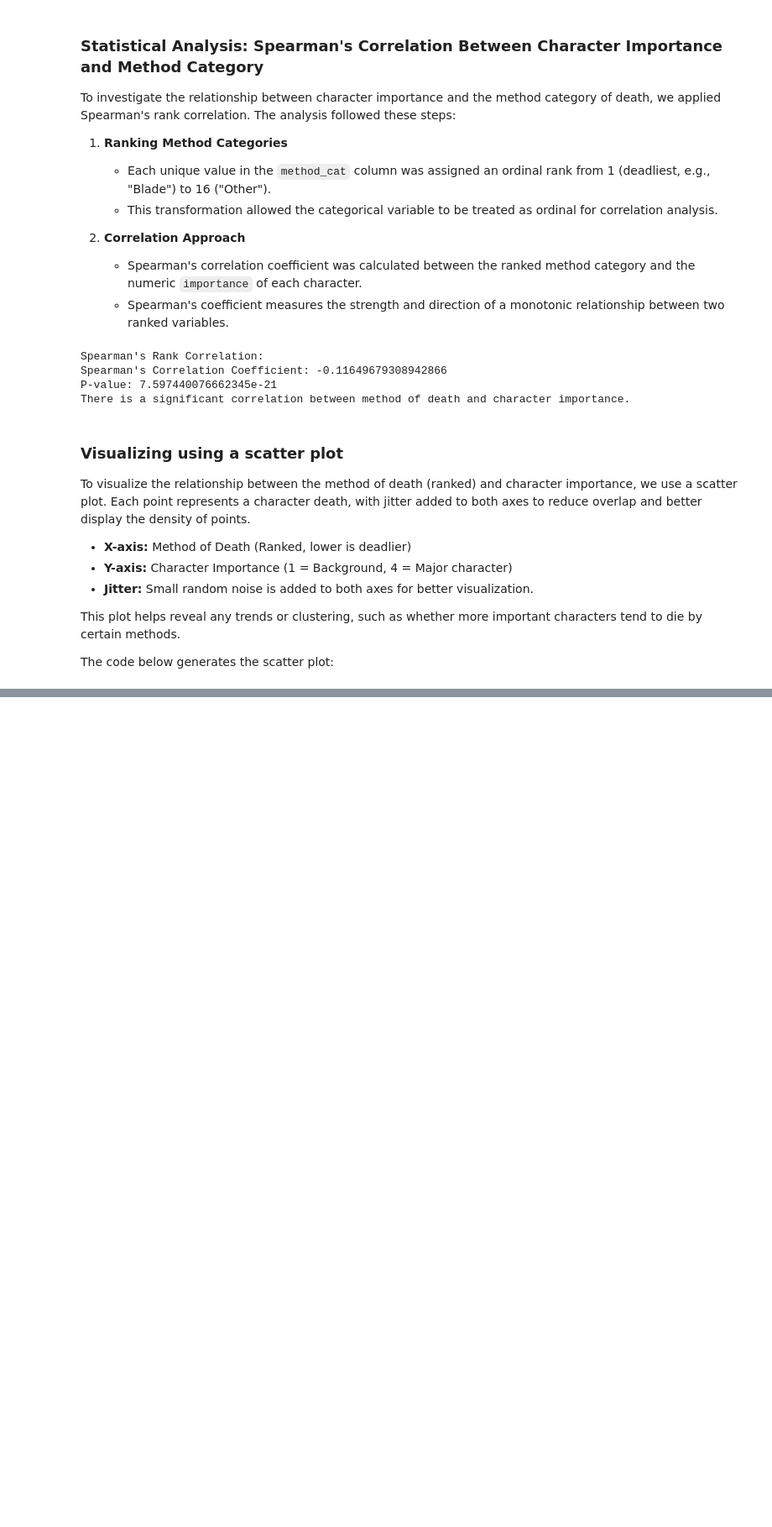
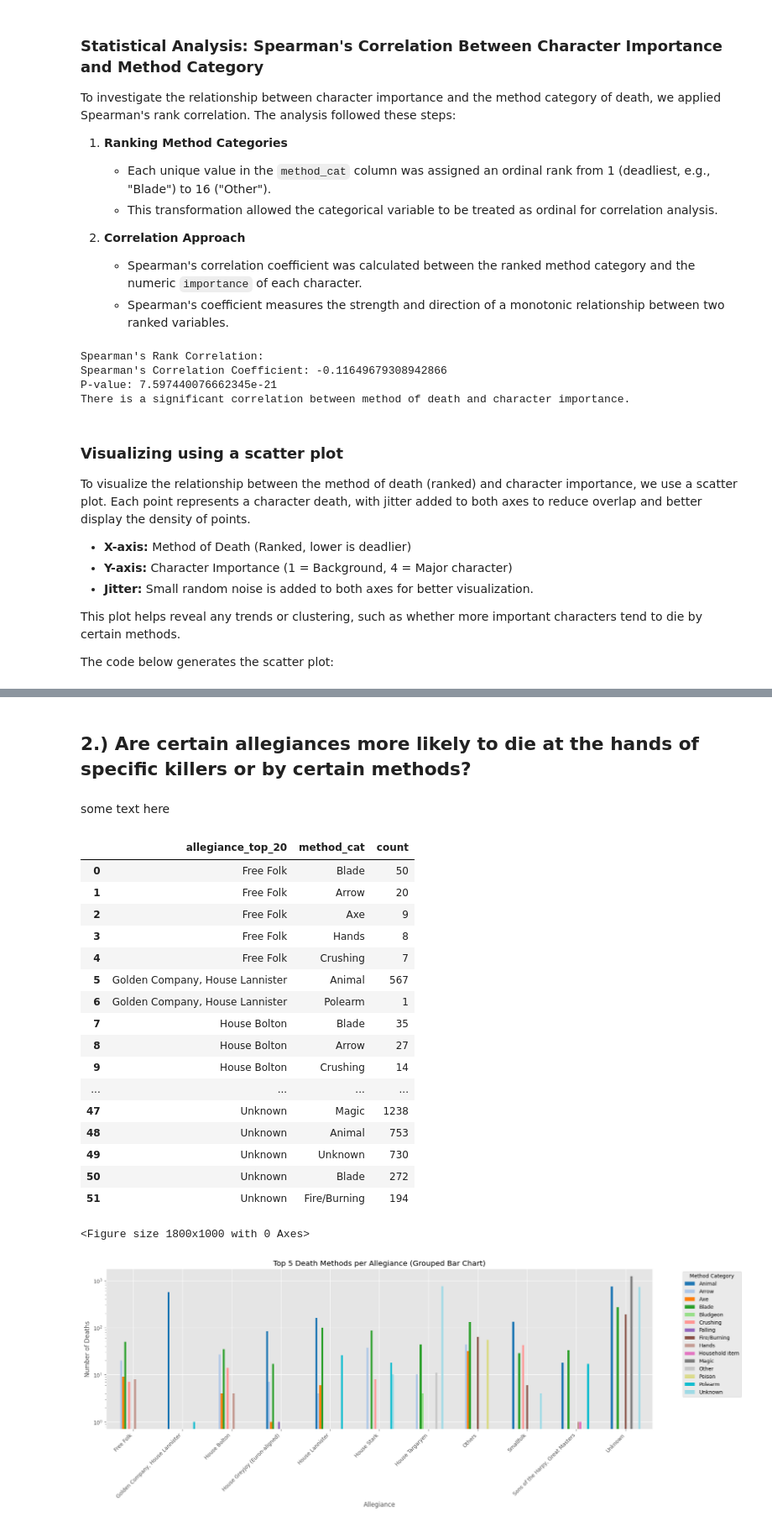
Before and after one commit to YoshChua/CSMODEL_MP, a Jupyter notebook: CSMODEL_MP.ipynb, the cells around one changed output, grey strips where cells are left out. Shown: that part at 84% size. Saved outputs shown, nothing was run; the diff lists cells and outputs as text; code cells hidden in the pictures; blank space fills up the shorter version.

```diff
--- a/CSMODEL_MP.ipynb
+++ b/CSMODEL_MP.ipynb
@@ -554,0 +656,52 @@ Overall, the analysis highlights the narrative choices in Game of Thrones, where
+# %% [markdown]
+## 2.) Are certain allegiances more likely to die at the hands of specific killers or by certain methods?
+# %% [markdown]
+some text here
+# %%
+import matplotlib.cm as cm
+
+top_5_methods_per_allegiance = (
+    GOTdeaths_df.groupby('allegiance_top_20')['method_cat']
+    .value_counts()
+    .groupby(level=0)
+    .head(5)
+    .reset_index(name='count')
+)
+display(top_5_methods_per_allegiance)
+
+plt.figure(figsize=(18, 10))
+
+pivot = top_5_methods_per_allegiance.pivot(index='allegiance_top_20', columns='method_cat', values='count').fillna(0)
+num_methods = len(pivot.columns)
+colors = cm.get_cmap('tab20', num_methods)
+
+pivot.plot(kind='bar', stacked=False, figsize=(18, 7), width=0.6, color=[colors(i) for i in range(num_methods)])
+
+plt.xticks(rotation=45, ha='right')
+plt.yscale('log')
+plt.title('Top 5 Death Methods per Allegiance (Grouped Bar Chart)')
+plt.xlabel('Allegiance')
+plt.ylabel('Number of Deaths')
+plt.legend(title='Method Category', bbox_to_anchor=(1.05, 1), loc='upper left')
+plt.tight_layout()
+plt.show()
+# %% [output]
+|  | allegiance_top_20 | method_cat | count |
+| 0 | Free Folk | Blade | 50 |
+| 1 | Free Folk | Arrow | 20 |
+| 2 | Free Folk | Axe | 9 |
+| 3 | Free Folk | Hands | 8 |
+| 4 | Free Folk | Crushing | 7 |
+| 5 | Golden Company, House Lannister | Animal | 567 |
+| 6 | Golden Company, House Lannister | Polearm | 1 |
+| 7 | House Bolton | Blade | 35 |
+| 8 | House Bolton | Arrow | 27 |
+| 9 | House Bolton | Crushing | 14 |
+| ... | ... | ... | ... |
+| 47 | Unknown | Magic | 1238 |
+| 48 | Unknown | Animal | 753 |
+| 49 | Unknown | Unknown | 730 |
+| 50 | Unknown | Blade | 272 |
+| 51 | Unknown | Fire/Burning | 194 |
+<Figure size 1800x1000 with 0 Axes>
+[figure, added]
```
Also changed, not shown: parts of 11 cells of this notebook.
